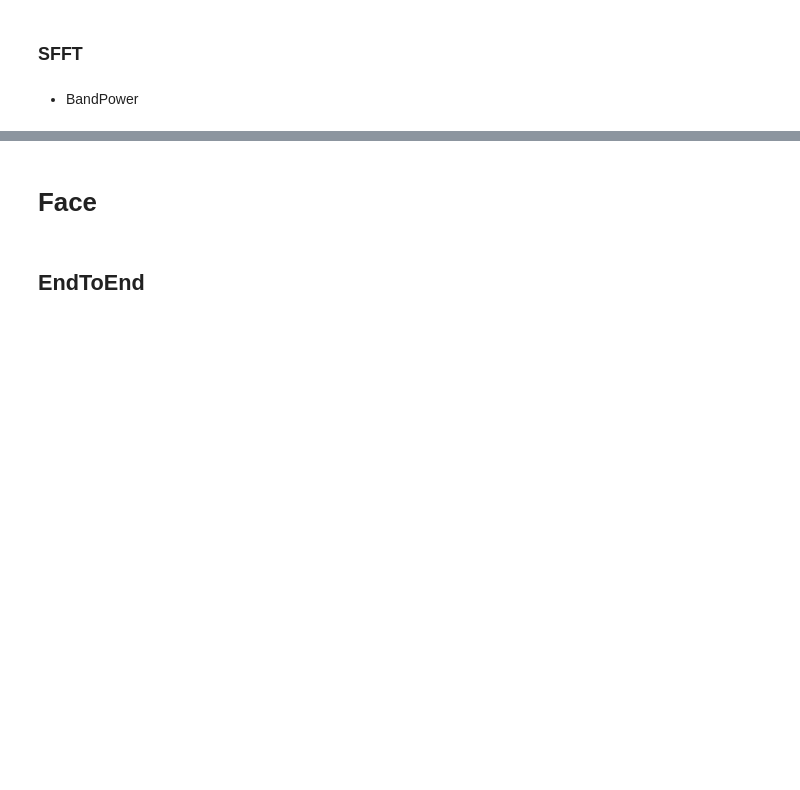
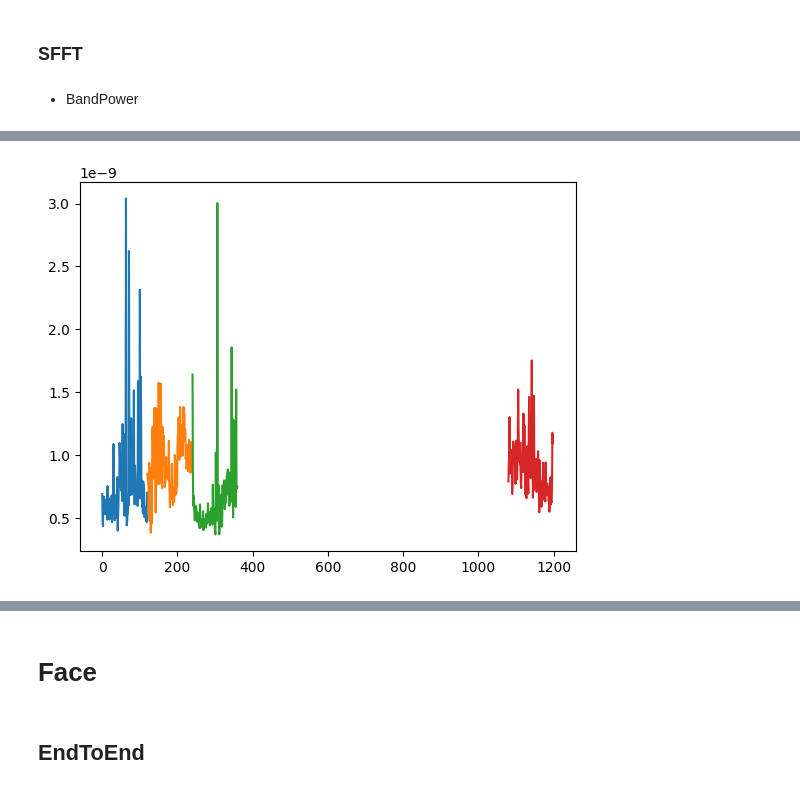
Before and after one commit to FranticEr/NNI, a Jupyter notebook: notebook/DataProcess/DatasetSummery_0231119.ipynb, the cells around one changed output, grey strips where cells are left out. Saved outputs shown, nothing was run; the diff lists cells and outputs as text; code cells hidden in the pictures; blank space fills up the shorter version.

```diff
--- a/notebook/DataProcess/DatasetSummery_0231119.ipynb
+++ b/notebook/DataProcess/DatasetSummery_0231119.ipynb
@@ -123,5 +123,7 @@ dataset=SFFTDataset(controlWindows,psgFileFolderPath=datasetDict['psg_folder'],M
 # %% [markdown]
 - BandPower
 # %%
-from project.dataprocess.DatasetProcess import getBandPower,getUniformBandPower,MakePeriodTable,MakeNonCrossTable
+from project.dataprocess.DatasetProcess import getBandPower,getUniformBandPower,MakePeriodTable,MakeNonCrossTable,getBandPowerTable,getUniformBandPowerTable
 from project.dataprocess.FolderTree import getDataPath,getOutPath
+bandPowerTable=getBandPowerTable(datasetDict['kss_file'],datasetDict['psg_folder'],N_FFT=15*512,HOP_LEN=15*512)
+uniformBandaPower=getUniformBandPowerTable(bandPowerTable)
@@ -127,0 +195,10 @@ from project.dataprocess.FolderTree import getDataPath,getOutPath
+# %%
+import matplotlib.pyplot as plt
+sumpower=bandPowerTable.sort_values(by=['ID', 'LEVEL']).drop(columns=['ID','KSS','LEVEL']).reset_index(drop=True).sum(axis=1)
+a=bandPowerTable.sort_values(by=['ID', 'LEVEL']).reset_index(drop=True)
+a['sumpower'] = sumpower
+# %%
+for id in [1,2,3,11]:
+    plt.plot(a[a['ID']==id].index,a[a['ID']==id]['sumpower'])
+# %% [output]
+[figure, added]
```
Also changed, not shown: parts of 23 cells of this notebook, 16 other files.
